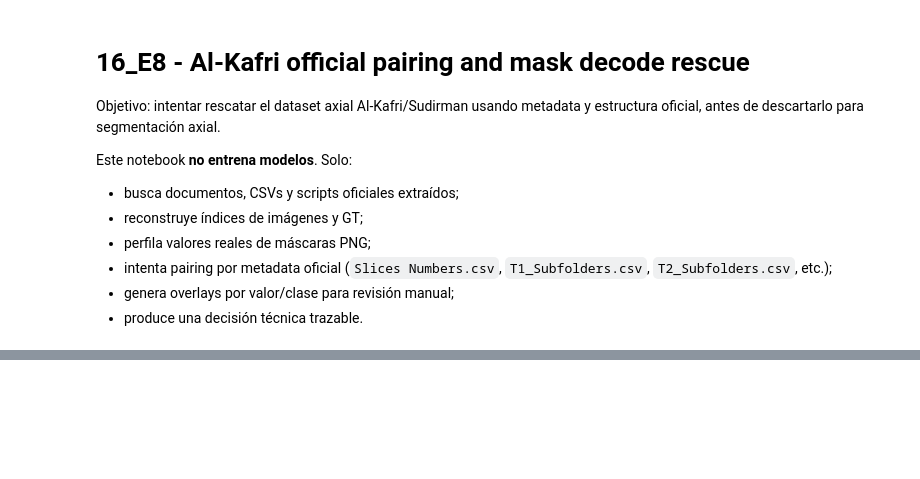
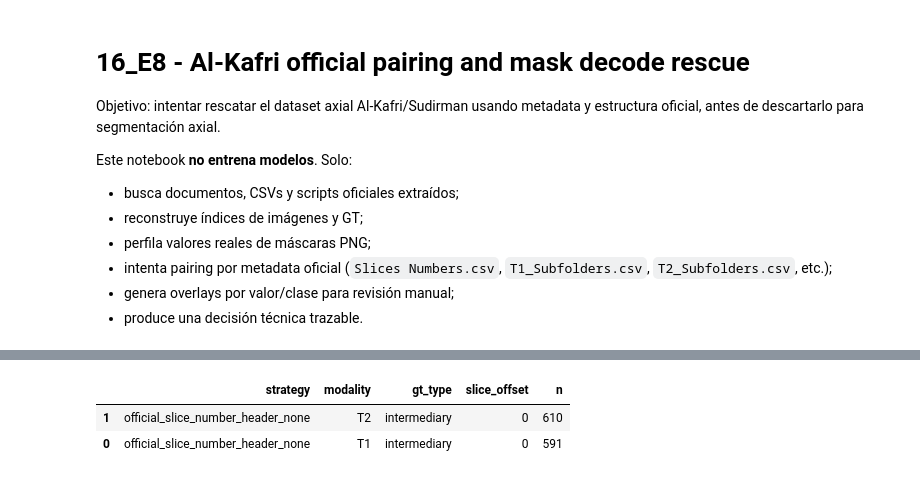
Before and after one commit to EnzoAA004/PFI_MVPTest_Enzo_AImodule, a Jupyter notebook: notebooks/16_E8_alkafri_official_pairing_and_mask_decode.ipynb, the cells around one changed output, grey strips where cells are left out. Saved outputs shown, nothing was run; the diff lists cells and outputs as text; code cells hidden in the pictures; blank space fills up the shorter version.

```diff
--- a/notebooks/16_E8_alkafri_official_pairing_and_mask_decode.ipynb
+++ b/notebooks/16_E8_alkafri_official_pairing_and_mask_decode.ipynb
@@ -198,0 +930,95 @@ gt_df.to_csv(E8_ROOT / "E8_gt_index_normalized.csv", index=False)
+# %%
+# RESTORE + FILTER de candidatos oficiales correctos
+# Ejecutar después del patch HEADER_NONE y antes de visualizar overlays.
+
+official_candidates_path = E8_ROOT / "E8_official_pairing_candidates_HEADER_NONE.csv"
+
+official_candidates_df = pd.read_csv(official_candidates_path)
+
+print("Candidatos oficiales crudos:", official_candidates_df.shape)
+
+# Asegurar tipos
+official_candidates_df["slice_offset"] = pd.to_numeric(
+    official_candidates_df["slice_offset"],
+    errors="coerce"
+)
+
+official_candidates_df["instance_number"] = pd.to_numeric(
+    official_candidates_df["instance_number"],
+    errors="coerce"
+)
+
+official_candidates_df["disc_id"] = pd.to_numeric(
+    official_candidates_df["disc_id"],
+    errors="coerce"
+)
+
+# Filtrado conservador para revisión visual:
+# - Solo offset 0.
+# - Excluir PosDisp/localizer.
+# - Priorizar ground truth consolidado/intermediary, no manual de labellers.
+official_candidates_df = official_candidates_df[
+    official_candidates_df["slice_offset"].eq(0)
+].copy()
+
+official_candidates_df = official_candidates_df[
+    ~official_candidates_df["series_description"]
+    .astype(str)
+    .str.contains("PosDisp|localizer", case=False, na=False)
+].copy()
+
+official_candidates_df = official_candidates_df[
+    ~official_candidates_df["image_file_path"]
+    .astype(str)
+    .str.contains("POSDISP|LOCALIZER", case=False, na=False)
+].copy()
+
+official_candidates_df = official_candidates_df[
+    official_candidates_df["gt_type"].isin(["final", "intermediary"])
+].copy()
+
+# Evitar duplicados exactos.
+official_candidates_df = official_candidates_df.drop_duplicates(
+    subset=[
+        "case_id",
+        "modality",
+        "disc_id",
+        "slice_number",
+        "instance_number",
+        "image_file_path",
+        "gt_file_path",
+    ]
+).copy()
+
+official_candidates_df = official_candidates_df.sort_values(
+    [
+        "case_id",
+        "modality",
+        "disc_id",
+        "gt_type",
+        "instance_number",
+    ]
+)
+
+official_candidates_df.to_csv(
+    E8_ROOT / "E8_official_pairing_candidates_HEADER_NONE_FILTERED.csv",
+    index=False,
+)
+
+print("Candidatos oficiales filtrados:", official_candidates_df.shape)
+
+display(official_candidates_df.head(30))
+
+display(
+    official_candidates_df
+    .groupby(["strategy", "modality", "gt_type", "slice_offset"], dropna=False)
+    .size()
+    .reset_index(name="n")
+    .sort_values("n", ascending=False)
+)
+
+assert len(official_candidates_df) > 0, "No quedaron candidatos oficiales filtrados."
+assert official_candidates_df["strategy"].astype(str).str.contains("official_slice_number_header_none").all()
+
+print("OK: ahora official_candidates_df contiene SOLO candidatos oficiales.")
+# %% [output]
@@ -198,0 +1044,3 @@ gt_df.to_csv(E8_ROOT / "E8_gt_index_normalized.csv", index=False)
+|  | strategy | modality | gt_type | slice_offset | n |
+| 1 | official_slice_number_header_none | T2 | intermediary | 0 | 610 |
+| 0 | official_slice_number_header_none | T1 | intermediary | 0 | 591 |
```
Also changed, not shown: parts of 15 cells of this notebook.
